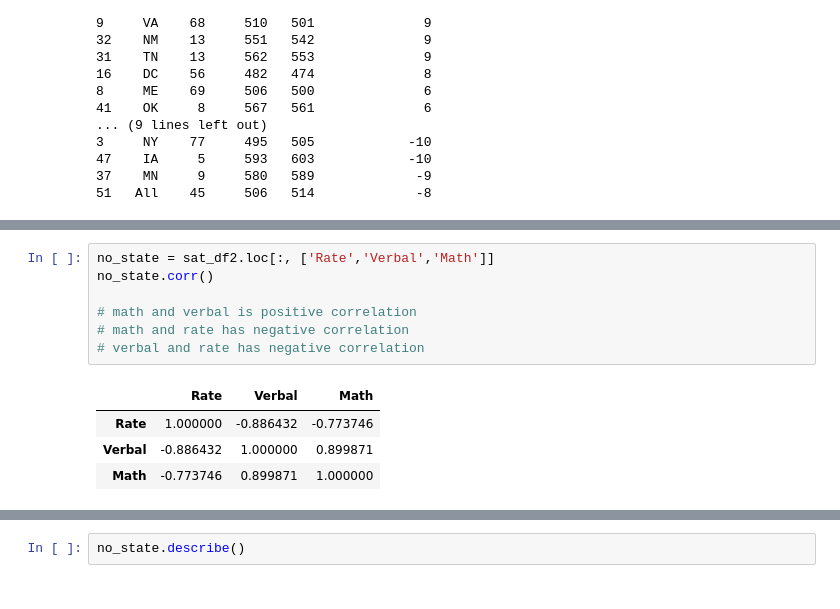
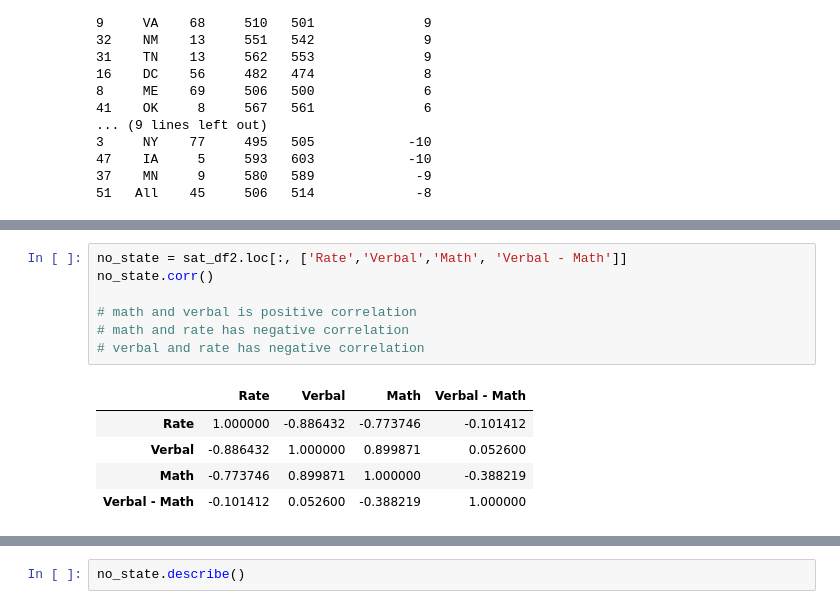
Before and after one commit to alankongfq/project, a Jupyter notebook: project_2/project-02-v2-starter-code.ipynb, the cells around one changed output, grey strips where cells are left out. Saved outputs shown, nothing was run; the diff lists cells and outputs as text.

```diff
--- a/project_2/project-02-v2-starter-code.ipynb
+++ b/project_2/project-02-v2-starter-code.ipynb
@@ -488,17 +492,18 @@ Checking the summary statistics for data is an essential step in the EDA process
 
 What does the correlation matrix tell you?
 # %%
-no_state = sat_df2.loc[:, ['Rate','Verbal','Math']]
+no_state = sat_df2.loc[:, ['Rate','Verbal','Math', 'Verbal - Math']]
 no_state.corr()
 
 # math and verbal is positive correlation
 # math and rate has negative correlation
 # verbal and rate has negative correlation
 # %% [output]
-|  | Rate | Verbal | Math |
-| Rate | 1.000000 | -0.886432 | -0.773746 |
-| Verbal | -0.886432 | 1.000000 | 0.899871 |
-| Math | -0.773746 | 0.899871 | 1.000000 |
+|  | Rate | Verbal | Math | Verbal - Math |
+| Rate | 1.000000 | -0.886432 | -0.773746 | -0.101412 |
+| Verbal | -0.886432 | 1.000000 | 0.899871 | 0.052600 |
+| Math | -0.773746 | 0.899871 | 1.000000 | -0.388219 |
+| Verbal - Math | -0.101412 | 0.052600 | -0.388219 | 1.000000 |
 # %% [markdown]
 <img src="http://imgur.com/l5NasQj.png" style="float: left; margin: 25px 15px 0px 0px; height: 25px">
 
```
Also changed, not shown: parts of 14 cells of this notebook, 4 other files.
